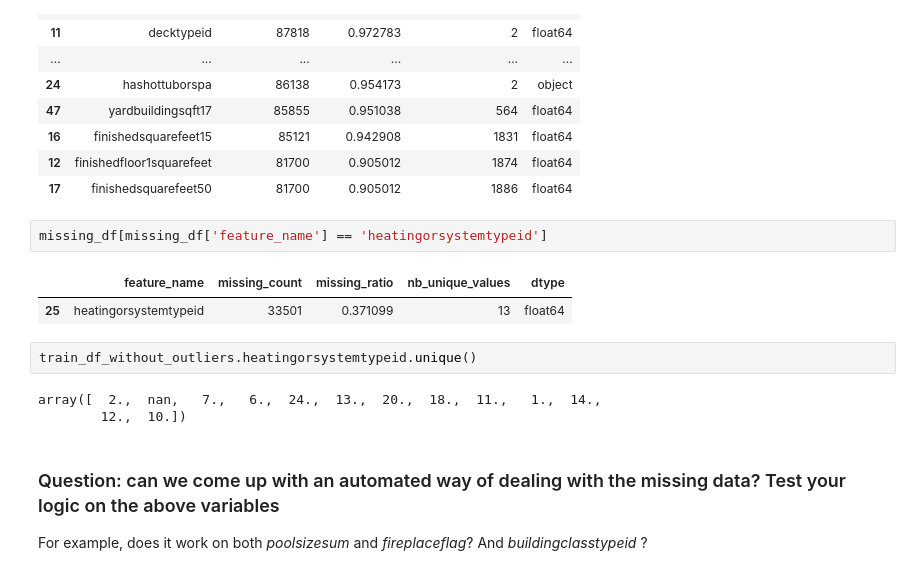
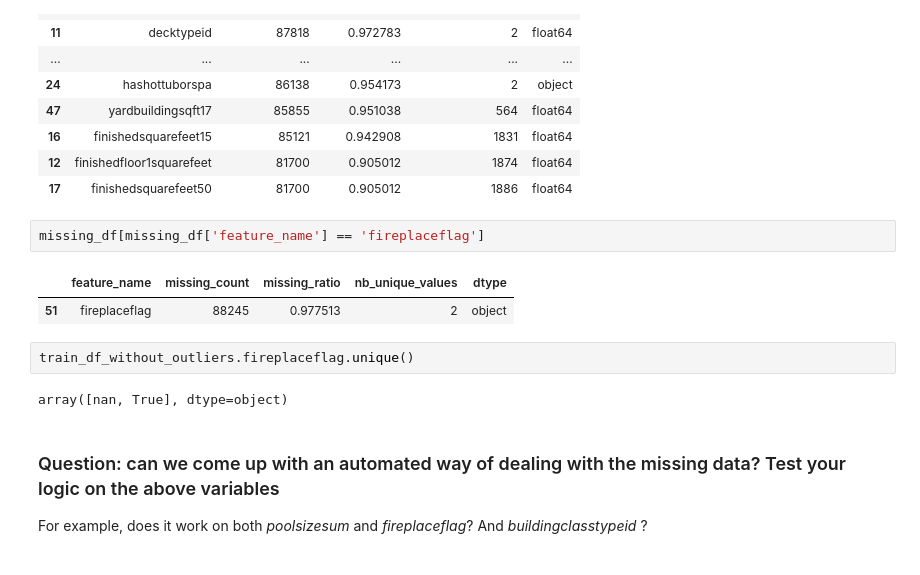
Before and after one commit to adrienctx/cb-data-science-workshops, a Jupyter notebook: kaggle-zillow/notebooks/data-exploration.ipynb, the cells around one changed output. Drawn from its saved outputs; the diff is of its cells as text.

```diff
--- a/kaggle-zillow/notebooks/data-exploration.ipynb
+++ b/kaggle-zillow/notebooks/data-exploration.ipynb
@@ -310,15 +331,14 @@ missing_df.head(20)
 | 12 | finishedfloor1squarefeet | 81700 | 0.905012 | 1874 | float64 |
 | 17 | finishedsquarefeet50 | 81700 | 0.905012 | 1886 | float64 |
 # %%
-missing_df[missing_df['feature_name'] == 'heatingorsystemtypeid']
+missing_df[missing_df['feature_name'] == 'fireplaceflag']
 # %% [output]
 |  | feature_name | missing_count | missing_ratio | nb_unique_values | dtype |
-| 25 | heatingorsystemtypeid | 33501 | 0.371099 | 13 | float64 |
+| 51 | fireplaceflag | 88245 | 0.977513 | 2 | object |
 # %%
-train_df_without_outliers.heatingorsystemtypeid.unique()
+train_df_without_outliers.fireplaceflag.unique()
 # %% [output]
-array([  2.,  nan,   7.,   6.,  24.,  13.,  20.,  18.,  11.,   1.,  14.,
-        12.,  10.])
+array([nan, True], dtype=object)
 # %% [markdown]
 ### Question: can we come up with an automated way of dealing with the missing data? Test your logic on the above variables
 
```
Also changed, not shown: parts of 6 cells of this notebook, 1 other file.
